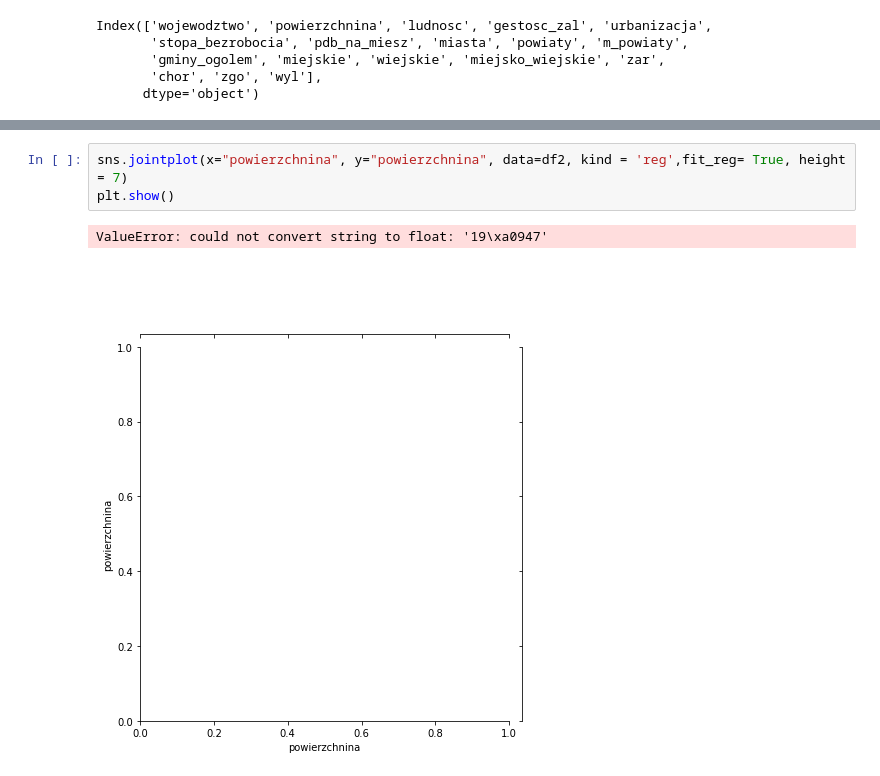
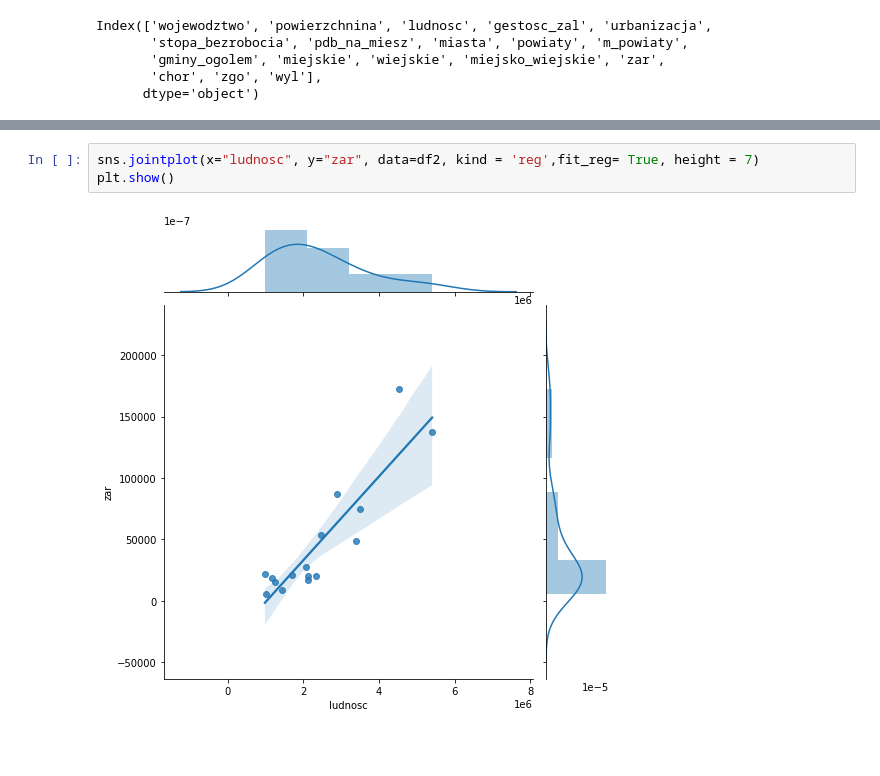
Before and after one commit to knmlprz/corona-analysis-1, a Jupyter notebook: notebooks/ImportDanych.ipynb, the cells around one changed output, grey strips where cells are left out. Cells and saved outputs as stored; diff of their text form; blank space fills up the shorter version.

Commit message:
add plots

```diff
--- a/notebooks/ImportDanych.ipynb
+++ b/notebooks/ImportDanych.ipynb
@@ -854,6 +878,5 @@ Index(['wojewodztwo', 'powierzchnina', 'ludnosc', 'gestosc_zal', 'urbanizacja',
 # %%
-sns.jointplot(x="powierzchnina", y="powierzchnina", data=df2, kind = 'reg',fit_reg= True, height = 7)
+sns.jointplot(x="ludnosc", y="zar", data=df2, kind = 'reg',fit_reg= True, height = 7)
 plt.show()
 # %% [output]
-ValueError: could not convert string to float: '19\xa0947'
-[figure, old version]
+[figure, new version]
```
Also changed, not shown: parts of 24 cells of this notebook.
